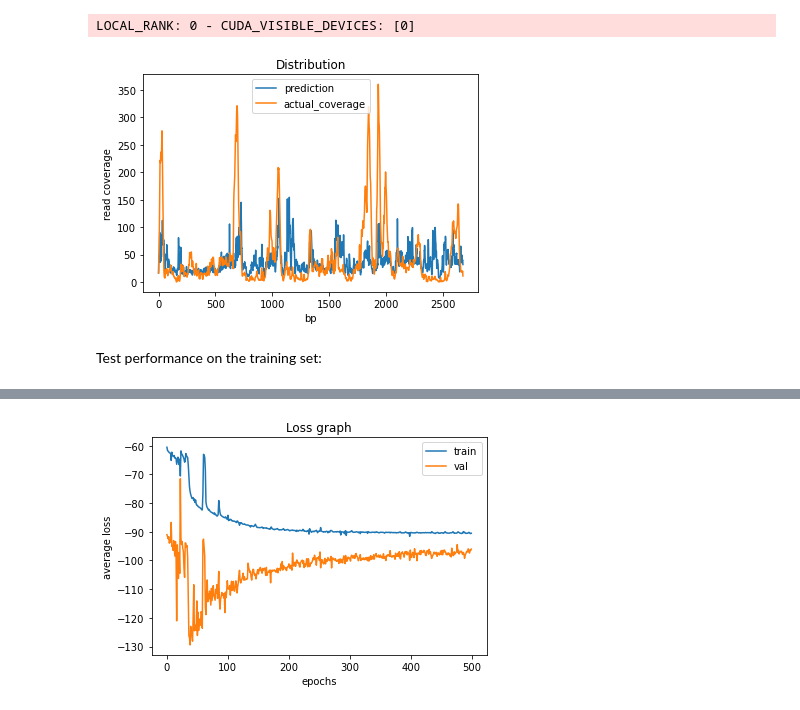
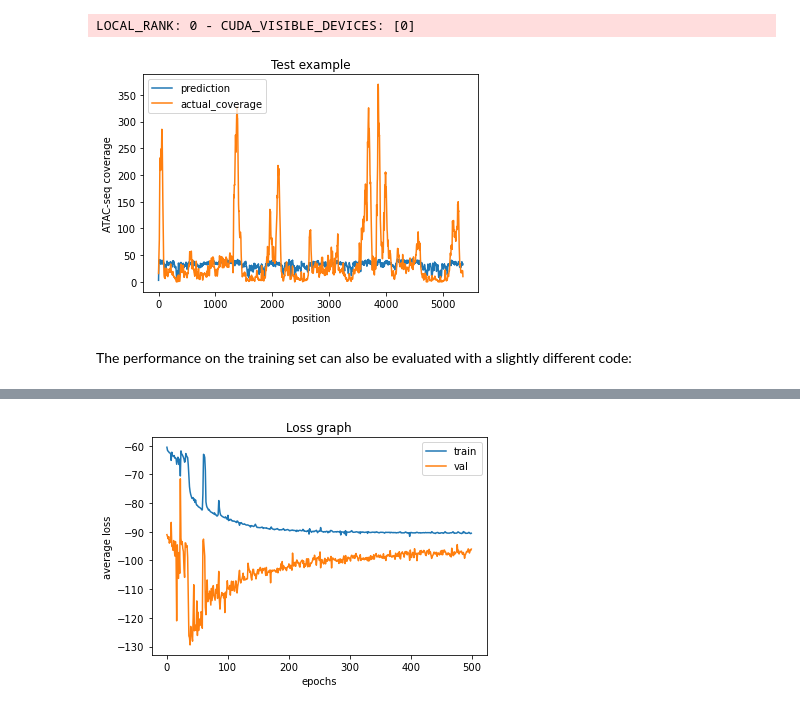
Before and after one commit to weberlab-hhu/Predmoter, a Jupyter notebook: predmotor_light.ipynb, the cells around one changed output, grey strips where cells are left out. Saved outputs shown, nothing was run; the diff lists cells and outputs as text; code cells hidden in the pictures.

```diff
--- a/predmotor_light.ipynb
+++ b/predmotor_light.ipynb
@@ -792,11 +809,11 @@ from pytorch_lightning.callbacks import ModelSummary, Callback, ModelCheckpoint
 
 class PrintCallback(Callback):
     def on_train_start(self, trainer, pl_module):
-        print("Training is started!")
+        print("Training started!")
     def on_train_end(self, trainer, pl_module):
         print("Training is done.")
 
-checkpoint_callback = ModelCheckpoint(save_top_k=2, monitor="avg_train_loss", mode="min",
+checkpoint_callback = ModelCheckpoint(save_top_k=3, monitor="avg_train_loss", mode="min",
                                       dirpath="./checkpoints",
                                       filename="hybrid_model_{epoch}_{avg_train_loss:.2f}",
                                       save_on_train_epoch_end=True)
@@ -897,5 +914,5 @@ print(best_model['hyper_parameters'])
 # %%
-best_hybrid_model = hybrid_model.load_from_checkpoint("checkp/hybrid_linear_out/hybrid_model_epoch=24_avg_train_loss=-64.98.ckpt")#checkpoint_callback.best_model_path
+best_hybrid_model = hybrid_model.load_from_checkpoint("checkpoints/hybrid_model_epoch=2_avg_train_loss=-54.29.ckpt")
 # %%
 trainer.test(best_hybrid_model, dataloaders=test_loader)
 # %% [output]
@@ -918,13 +930,6 @@ coverage_list = mini_cov.view(mini_cov.size(0)).tolist()
-# %%
-plt.plot(pred_list, label="prediction")
-plt.plot(coverage_list, label="actual_coverage")
-plt.xlabel('bp')
-plt.ylabel('read coverage')
-
-plt.title('Distribution')
-plt.legend()
-plt.show()
-# %% [output]
-[figure, removed]
+# %%
+print_coverage_comparison(predict_list[0]["prediction"], predict_list[0]["Y"], idx=2, title="Test example", is_log=True)
+# %% [output]
+[figure, added]
 # %% [markdown]
-Test performance on the training set:
+The performance on the training set can also be evaluated with a slightly different code:
```
Also changed, not shown: parts of 101 cells of this notebook.
